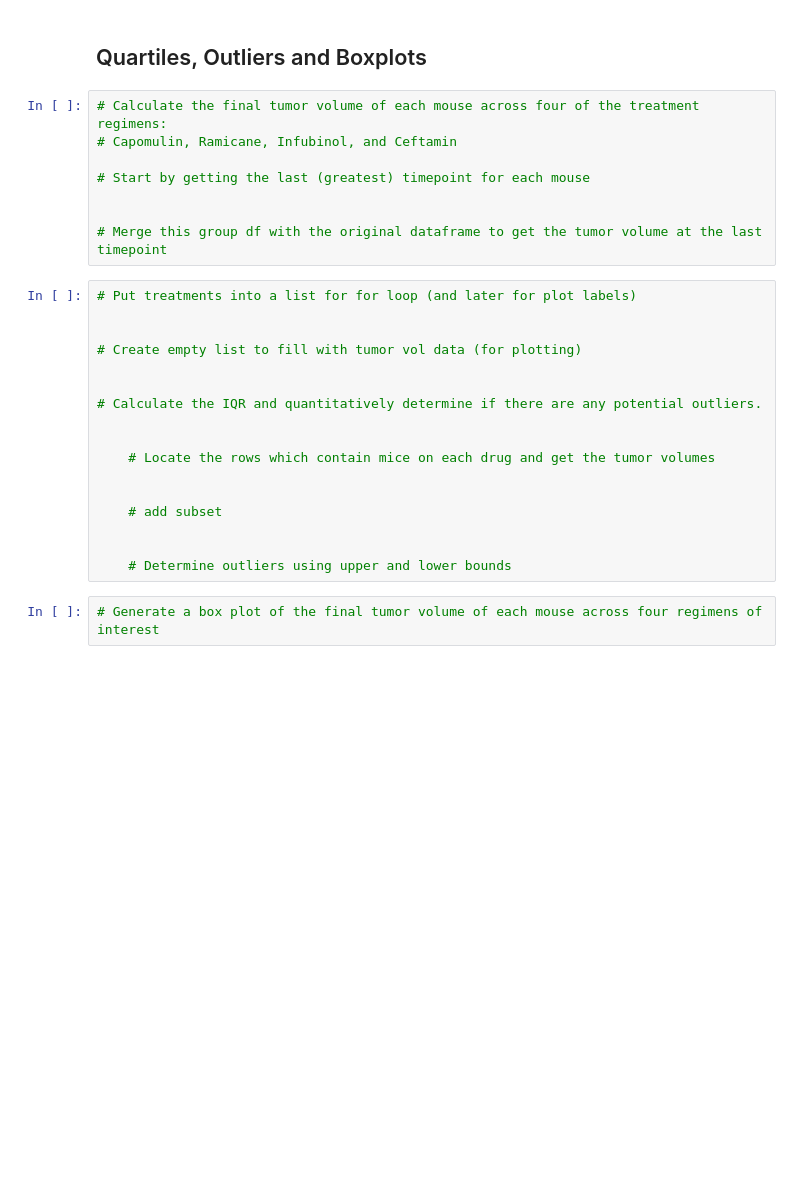
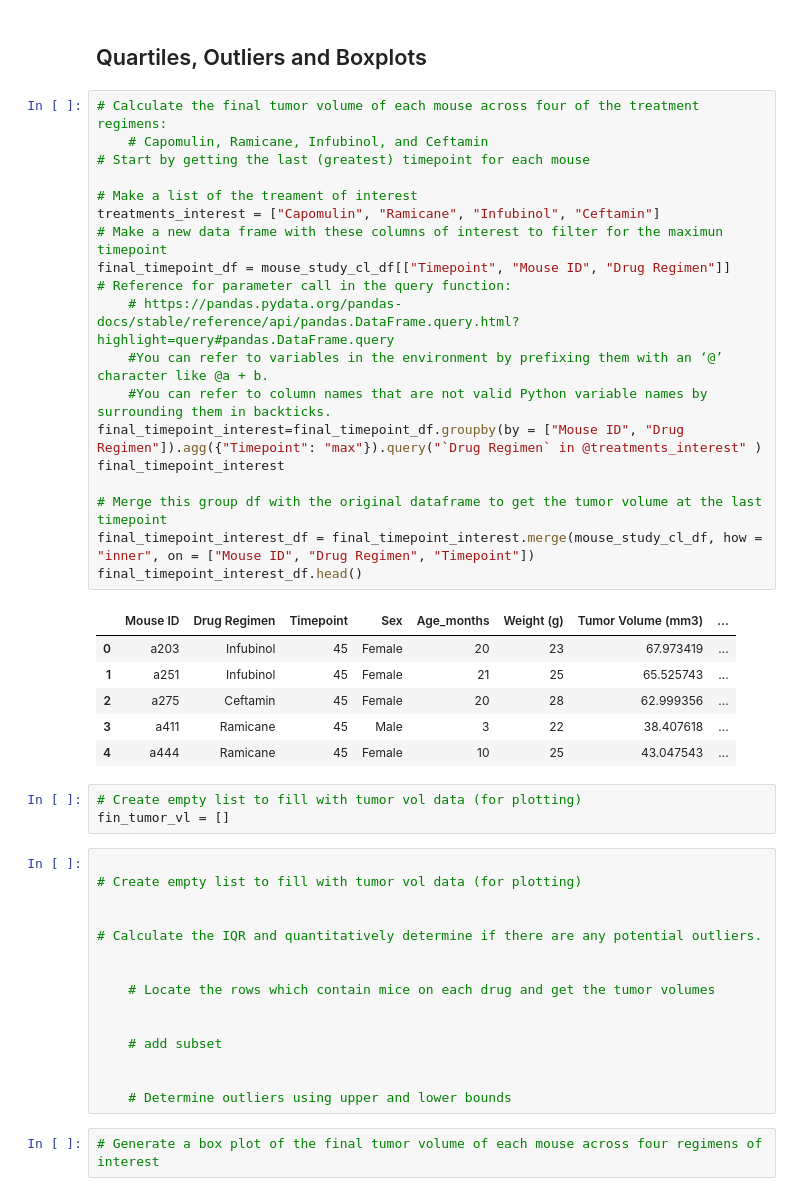
Before and after one commit to isdicely/matplotlib-challenge, a Jupyter notebook: pymaceuticals_starter.ipynb, the cells around one changed output. Drawn from its saved outputs; the diff is of its cells as text; blank space fills up the shorter version.

```diff
--- a/pymaceuticals_starter.ipynb
+++ b/pymaceuticals_starter.ipynb
@@ -293,17 +293,36 @@ plt.show()
 [figure]
 # %% [markdown]
 ## Quartiles, Outliers and Boxplots
-# %%
-# Calculate the final tumor volume of each mouse across four of the treatment regimens:
-# Capomulin, Ramicane, Infubinol, and Ceftamin
-
-# Start by getting the last (greatest) timepoint for each mouse
-
-
-# Merge this group df with the original dataframe to get the tumor volume at the last timepoint
+# %%
+# Calculate the final tumor volume of each mouse across four of the treatment regimens:
+    # Capomulin, Ramicane, Infubinol, and Ceftamin
+# Start by getting the last (greatest) timepoint for each mouse
+
+# Make a list of the treament of interest
+treatments_interest = ["Capomulin", "Ramicane", "Infubinol", "Ceftamin"]
+# Make a new data frame with these columns of interest to filter for the maximun timepoint
+final_timepoint_df = mouse_study_cl_df[["Timepoint", "Mouse ID", "Drug Regimen"]]
+# Reference for parameter call in the query function:
+    # https://pandas.pydata.org/pandas-docs/stable/reference/api/pandas.DataFrame.query.html?highlight=query#pandas.DataFrame.query
+    #You can refer to variables in the environment by prefixing them with an ‘@’ character like @a + b.
+    #You can refer to column names that are not valid Python variable names by surrounding them in backticks.
+final_timepoint_interest=final_timepoint_df.groupby(by = ["Mouse ID", "Drug Regimen"]).agg({"Timepoint": "max"}).query("`Drug Regimen` in @treatments_interest" )
+final_timepoint_interest
+
+# Merge this group df with the original dataframe to get the tumor volume at the last timepoint
+final_timepoint_interest_df = final_timepoint_interest.merge(mouse_study_cl_df, how = "inner", on = ["Mouse ID", "Drug Regimen", "Timepoint"])
+final_timepoint_interest_df.head()
+# %% [output]
+|  | Mouse ID | Drug Regimen | Timepoint | Sex | Age_months | Weight (g) | Tumor Volume (mm3) | ... |
+| 0 | a203 | Infubinol | 45 | Female | 20 | 23 | 67.973419 | ... |
+| 1 | a251 | Infubinol | 45 | Female | 21 | 25 | 65.525743 | ... |
+| 2 | a275 | Ceftamin | 45 | Female | 20 | 28 | 62.999356 | ... |
+| 3 | a411 | Ramicane | 45 | Male | 3 | 22 | 38.407618 | ... |
+| 4 | a444 | Ramicane | 45 | Female | 10 | 25 | 43.047543 | ... |
+# %%
+# Create empty list to fill with tumor vol data (for plotting)
+fin_tumor_vl = []
 # %%
-# Put treatments into a list for for loop (and later for plot labels)
-
 
 # Create empty list to fill with tumor vol data (for plotting)
 
```
